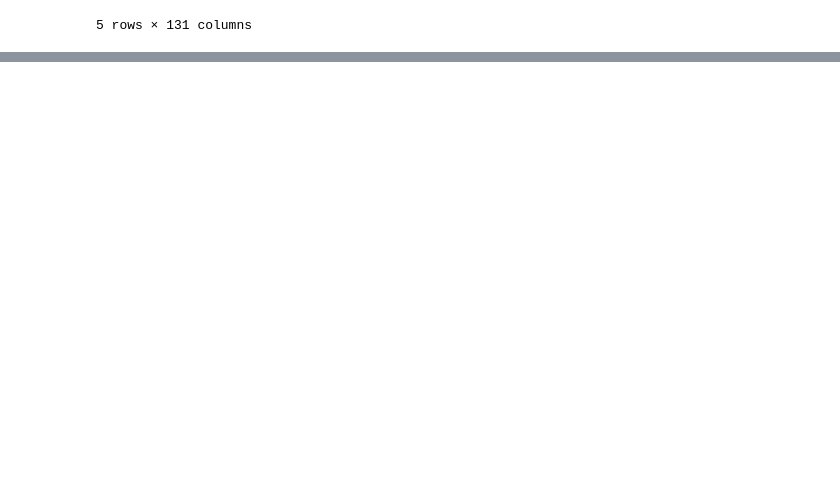
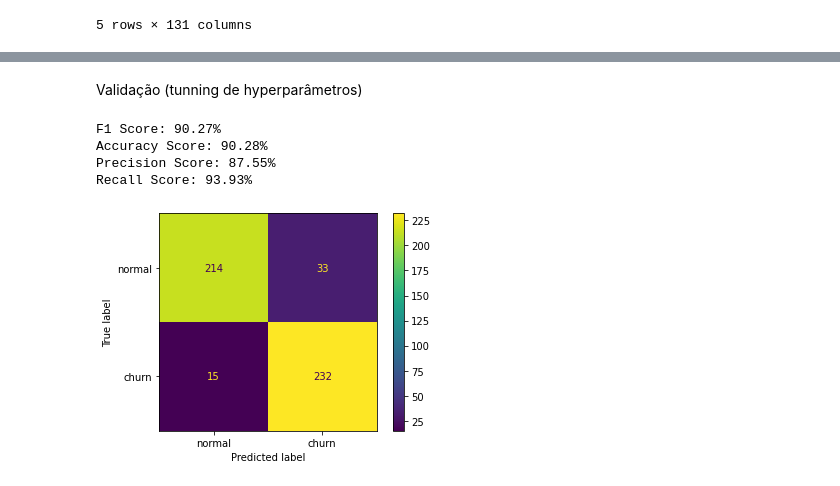
Before and after one commit to felipesilvaibi/predicao-falha-entrega-logistica, a Jupyter notebook: analysis/notebook.ipynb, the cells around one changed output, grey strips where cells are left out. Cells and saved outputs as stored; diff of their text form; code cells hidden in the pictures; blank space fills up the shorter version.

Commit message:
feat: Escolha dos melhores modelos, sem tunning de hyperparâmetros

```diff
--- a/analysis/notebook.ipynb
+++ b/analysis/notebook.ipynb
@@ -316,0 +356,3 @@ pd.DataFrame(automl.show_models()).transpose()
+# %%
+dtc_model = DecisionTreeClassifier()
+dtc_model.fit(X_train, y_train)
@@ -316,0 +415,3 @@ pd.DataFrame(automl.show_models()).transpose()
+# %%
+knn_model = KNeighborsRegressor(3)
+knn_model.fit(X_train, y_train)
@@ -317,7 +444,6 @@ pd.DataFrame(automl.show_models()).transpose()
 # %%
-dtc_model = DecisionTreeClassifier()
-knn_model = KNeighborsRegressor(3)
 mlp_model = MLPClassifier(hidden_layer_sizes=(6, 5),
-                    random_state=5,
-                    verbose=True,
-                    learning_rate_init=0.01)
+                          random_state=5,
+                          verbose=True,
+                          learning_rate_init=0.01)
+mlp_model.fit(X_train, y_train)
@@ -324,20 +470,25 @@ mlp_model = MLPClassifier(hidden_layer_sizes=(6, 5),
+# %% [markdown]
+Validação (tunning de hyperparâmetros)
 # %%
-predict_DTC = dtc_model.predict(X_val)
+predict_MLP = mlp_model.predict(X_val)
 
-f1 = round(f1_score(y_val, predict_DTC, average='macro')*100, 2)
-accuracy = round(accuracy_score(y_val, predict_DTC)*100, 2)
-precision = round(precision_score(y_val, predict_DTC)*100, 2)
-recall = round(recall_score(y_val, predict_DTC)*100, 2)
+f1 = round(f1_score(y_val, predict_MLP, average='macro')*100, 2)
+accuracy = round(accuracy_score(y_val, predict_MLP)*100, 2)
+precision = round(precision_score(y_val, predict_MLP)*100, 2)
+recall = round(recall_score(y_val, predict_MLP)*100, 2)
 
 print(f"F1 Score: {f1}%")
 print(f"Accuracy Score: {accuracy}%")
 print(f"Precision Score: {precision}%")
 print(f"Recall Score: {recall}%")
 
-plot_confusion_matrix(predict_DTC, X_val, y_val, display_labels=[
+plot_confusion_matrix(mlp_model, X_val, y_val, display_labels=[
                       "normal", "churn"], values_format="d")
 plt.grid(False)
 plt.show()
-
-metrics.plot_roc_curve(predict_DTC, X_val, y_val)
-plt.show()
+# %% [output]
+F1 Score: 90.27%
+Accuracy Score: 90.28%
+Precision Score: 87.55%
+Recall Score: 93.93%
+[figure, added]
```
Also changed, not shown: parts of 45 cells of this notebook, 1 other file.
